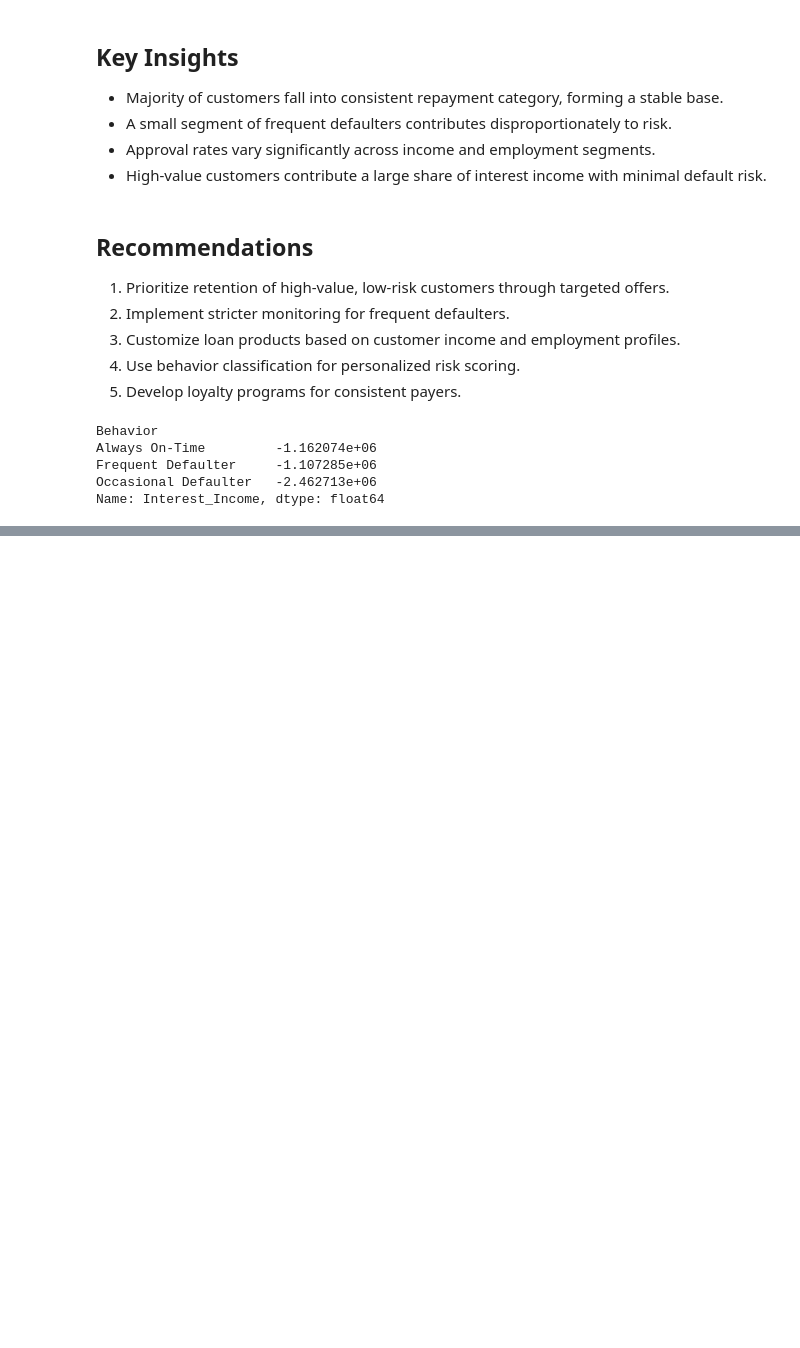
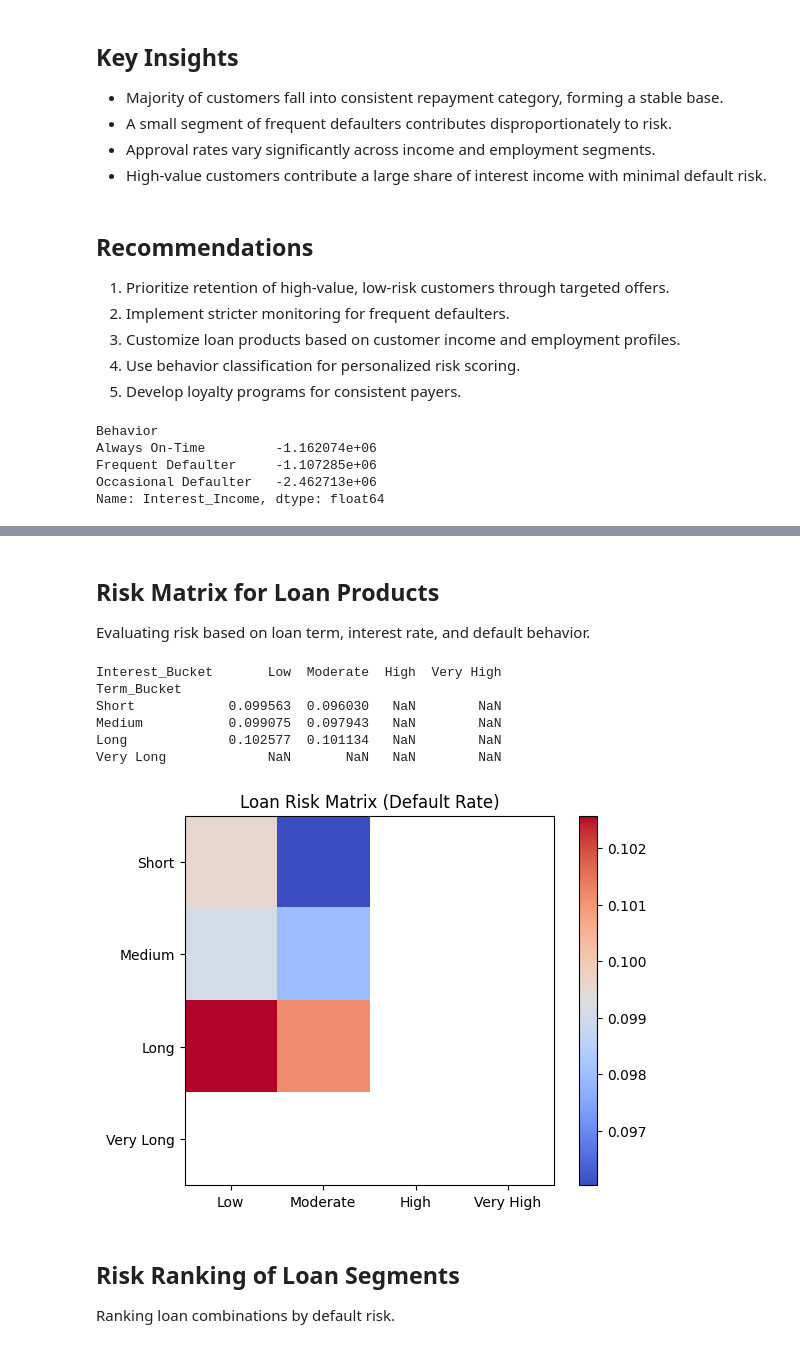
Before and after one commit to madhurmd/hero-fincorp-loan-analysis, a Jupyter notebook: notebooks/analysis.ipynb, the cells around one changed output, grey strips where cells are left out. Saved outputs shown, nothing was run; the diff lists cells and outputs as text; code cells hidden in the pictures; blank space fills up the shorter version.

Commit message:
Completed Task 18: Risk Assessment

```diff
--- a/notebooks/analysis.ipynb
+++ b/notebooks/analysis.ipynb
@@ -2192,0 +2198,45 @@ Name: Interest_Income, dtype: float64
+# %% [markdown]
+## Risk Matrix for Loan Products
+
+Evaluating risk based on loan term, interest rate, and default behavior.
+# %%
+# Loan Term Buckets
+loans['Term_Bucket'] = pd.cut(
+    loans['Loan_Term'],
+    bins=[0, 12, 36, 60, np.inf],
+    labels=['Short', 'Medium', 'Long', 'Very Long']
+)
+
+# Interest Rate Buckets
+loans['Interest_Bucket'] = pd.cut(
+    loans['Interest_Rate'],
+    bins=[0, 10, 15, 20, np.inf],
+    labels=['Low', 'Moderate', 'High', 'Very High']
+)
+# %%
+risk_matrix = loans.groupby(['Term_Bucket', 'Interest_Bucket'])['Default_Flag'].mean().unstack()
+
+print(risk_matrix)
+# %% [output]
+Interest_Bucket       Low  Moderate  High  Very High
+Term_Bucket
+Short            0.099563  0.096030   NaN        NaN
+Medium           0.099075  0.097943   NaN        NaN
+Long             0.102577  0.101134   NaN        NaN
+Very Long             NaN       NaN   NaN        NaN
+# %%
+plt.figure()
+plt.imshow(risk_matrix, cmap='coolwarm', interpolation='none')
+plt.colorbar()
+
+plt.xticks(range(len(risk_matrix.columns)), risk_matrix.columns)
+plt.yticks(range(len(risk_matrix.index)), risk_matrix.index)
+
+plt.title("Loan Risk Matrix (Default Rate)")
+plt.show()
+# %% [output]
+[figure, added]
+# %% [markdown]
+## Risk Ranking of Loan Segments
+
+Ranking loan combinations by default risk.
```
Also changed, not shown: parts of 11 cells of this notebook.
